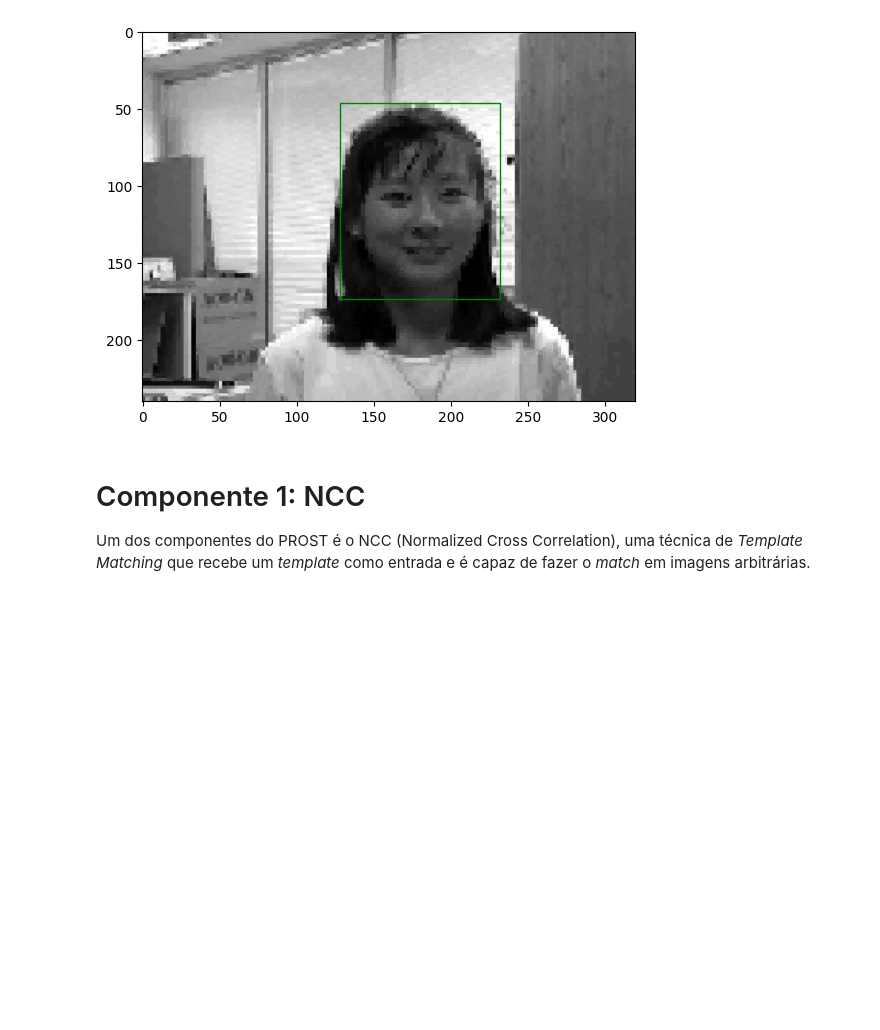
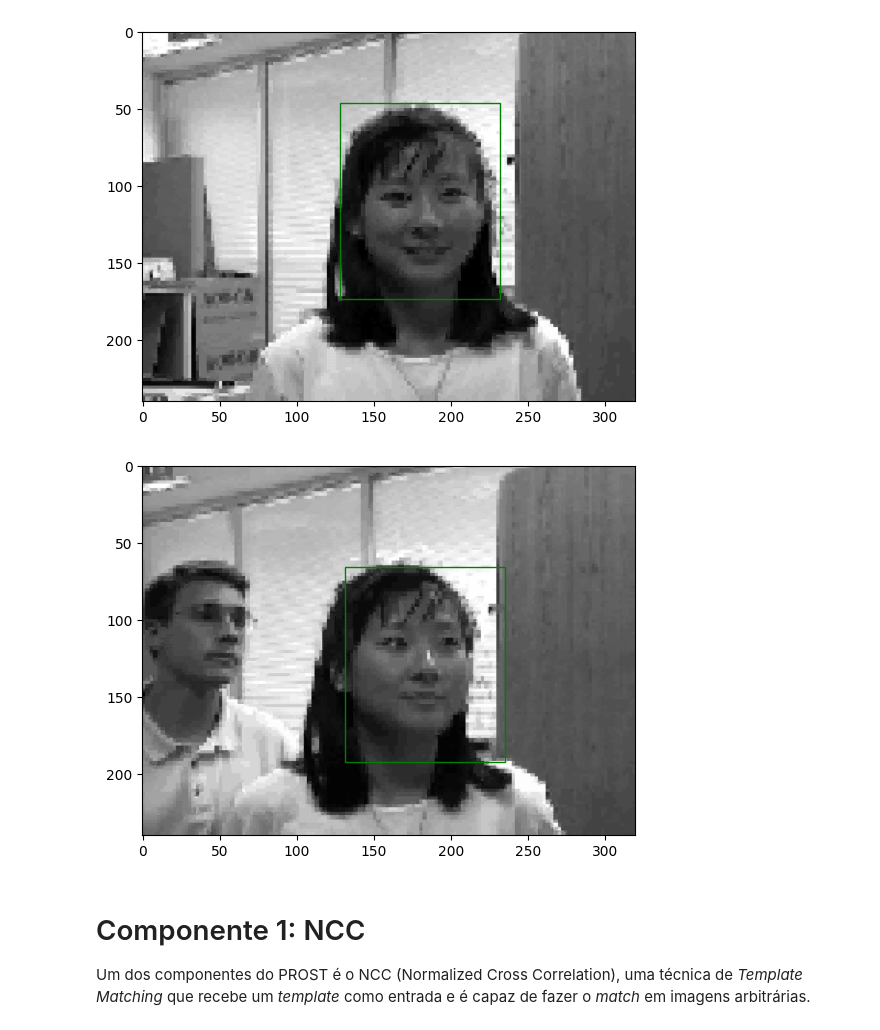
Before and after one commit to moesio-f/prost, a Jupyter notebook: PROST.ipynb, the cells around one changed output. Drawn from its saved outputs; the diff is of its cells as text; code cells hidden in the pictures; blank space fills up the shorter version.

```diff
--- a/PROST.ipynb
+++ b/PROST.ipynb
@@ -55,5 +72,9 @@ show(*ds.get(idx))
 # %% [output]
 [figure]
+# %%
+show(*ds.get(ds.end_idx()))
+# %% [output]
+[figure, added]
 # %% [markdown]
 # Componente 1: NCC
 
```
Also changed, not shown: parts of 5 cells of this notebook, 3 other files.
